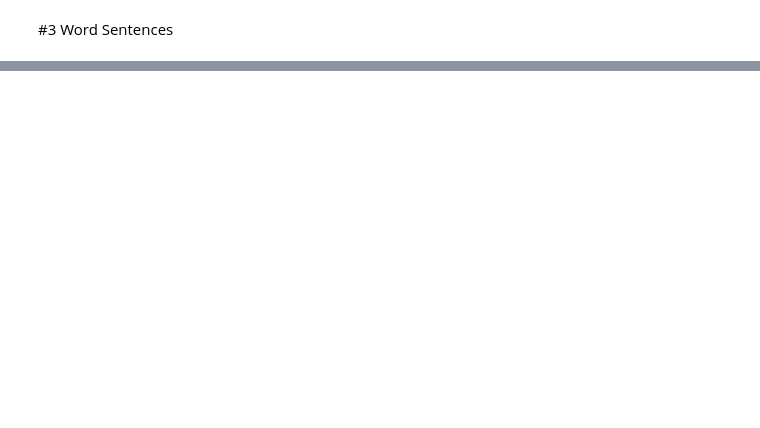
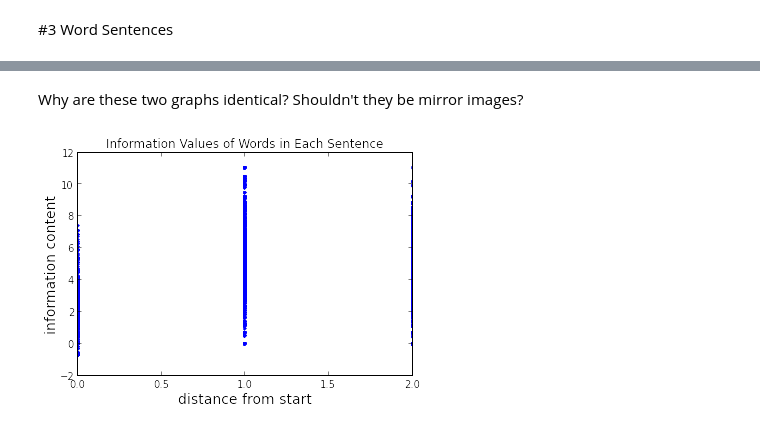
Before and after one commit to gabriellee/WM, a Jupyter notebook: word_info_vs_pos/Short_Sentences.ipynb, the cells around one changed output, grey strips where cells are left out. Cells and saved outputs as stored; diff of their text form; code cells hidden in the pictures; blank space fills up the shorter version.

```diff
--- a/word_info_vs_pos/Short_Sentences.ipynb
+++ b/word_info_vs_pos/Short_Sentences.ipynb
@@ -42,0 +44,18 @@ plt.show()
+# %% [markdown]
+Why are these two graphs identical? Shouldn't they be mirror images?
+# %%
+%matplotlib inline
+
+
+info_values = data[3]
+positions = data[4]
+
+plt.figure(1)
+p1, = plt.plot(positions,info_values, '.')
+plt.xlabel("distance from start", fontsize = 14)
+plt.ylabel("information content", fontsize = 14)
+plt.title("Information Values of Words in Each Sentence")
+
+plt.show()
+# %% [output]
+[figure, added]
```
Also changed, not shown: parts of 2 cells of this notebook, 2 other files.
